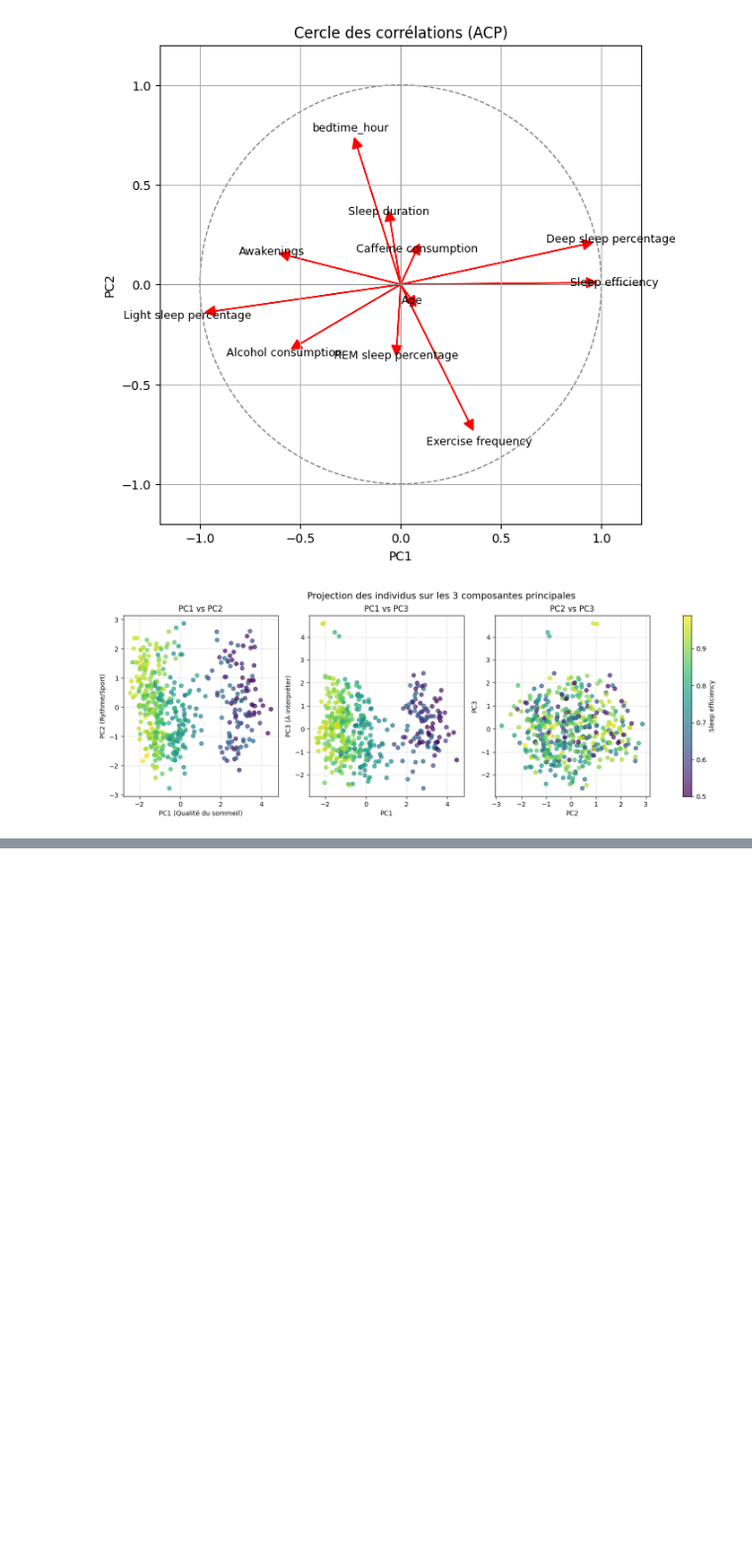
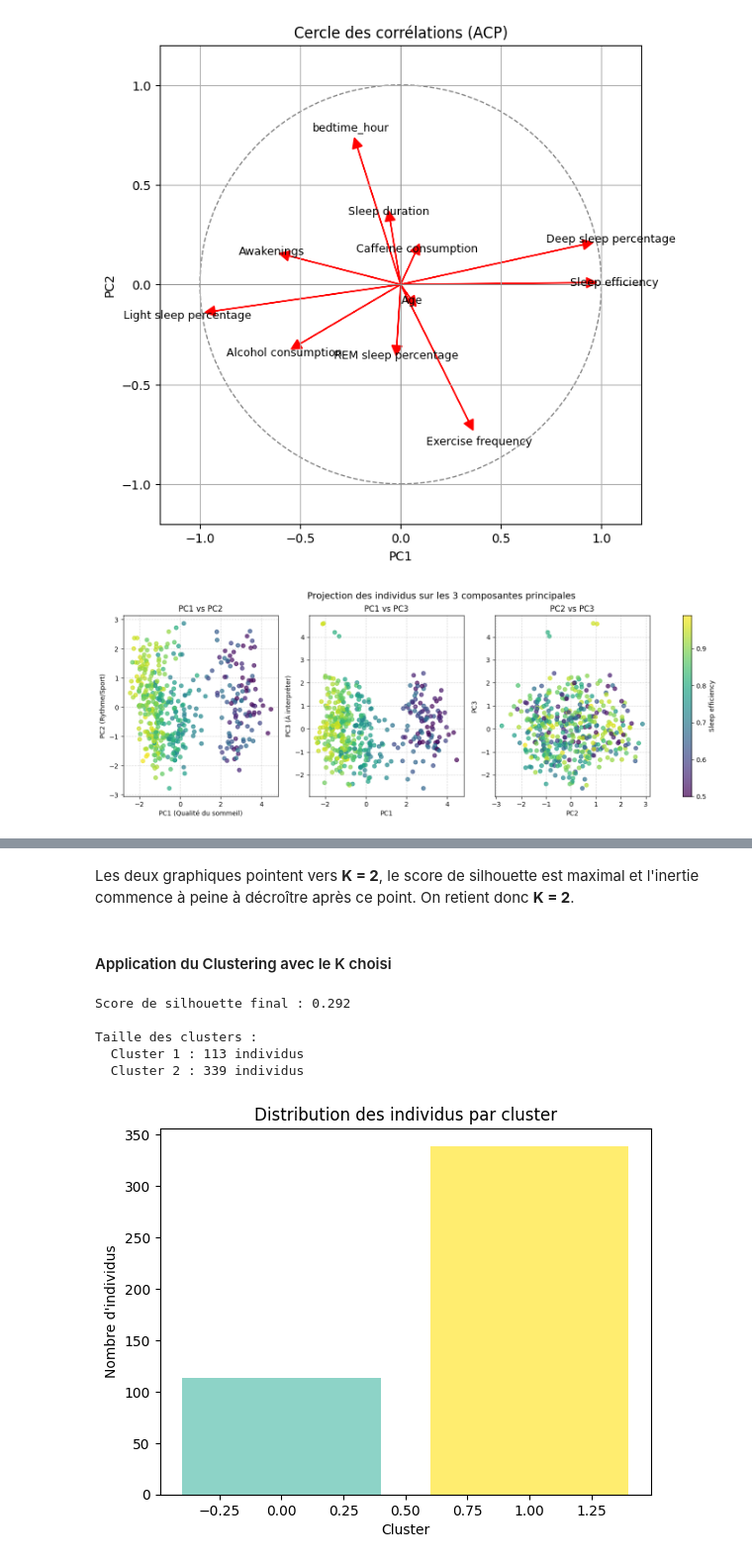
Before and after one commit to AhmedBousbih/Projet-analyse-de-donn-es, a Jupyter notebook: Projet_Analyse_de_données.ipynb, the cells around one changed output, grey strips where cells are left out. Shown at 99% size. Saved outputs shown, nothing was run; the diff lists cells and outputs as text; code cells hidden in the pictures; blank space fills up the shorter version.

```diff
--- a/Projet_Analyse_de_données.ipynb
+++ b/Projet_Analyse_de_données.ipynb
@@ -532,0 +582,33 @@ plt.show()
+# %% [markdown]
+Les deux graphiques pointent vers **K = 2**, le score de silhouette est maximal et l'inertie commence à peine à décroître après ce point. On retient donc **K = 2**.
+# %% [markdown]
+#### Application du Clustering avec le K choisi
+# %%
+K_FINAL = 2
+
+# Application du K-means final
+kmeans_final = KMeans(n_clusters=K_FINAL, init='k-means++',
+                      n_init=50, max_iter=300, random_state=42)
+clusters = kmeans_final.fit_predict(X_pca)
+
+sil = silhouette_score(X_pca, clusters)
+print(f"Score de silhouette final : {sil:.3f}")
+print(f"\nTaille des clusters :")
+unique, counts = np.unique(clusters, return_counts=True)
+for k, n in zip(unique, counts):
+    print(f"  Cluster {k+1} : {n} individus")
+# %% [output]
+Score de silhouette final : 0.292
+
+Taille des clusters :
+  Cluster 1 : 113 individus
+  Cluster 2 : 339 individus
+# %%
+cmp = plt.get_cmap('Set3',K_FINAL)
+plt.bar(*np.unique(clusters,return_counts=True), color=cmp.colors)
+plt.ylabel("Nombre d'individus")
+plt.xlabel("Cluster")
+plt.title("Distribution des individus par cluster")
+plt.show()
+# %% [output]
+[figure, added]
```
Also changed, not shown: parts of 14 cells of this notebook.
